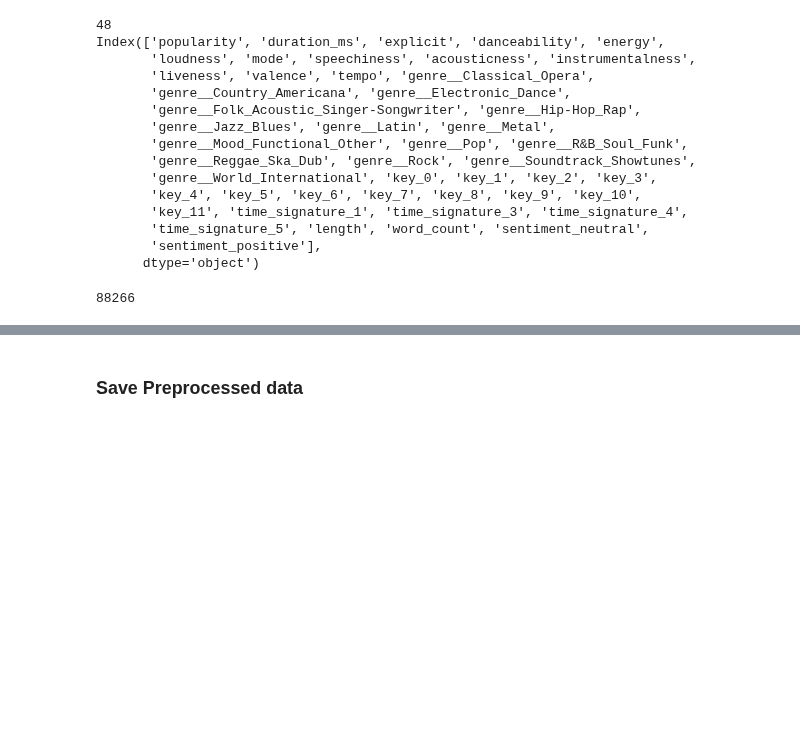
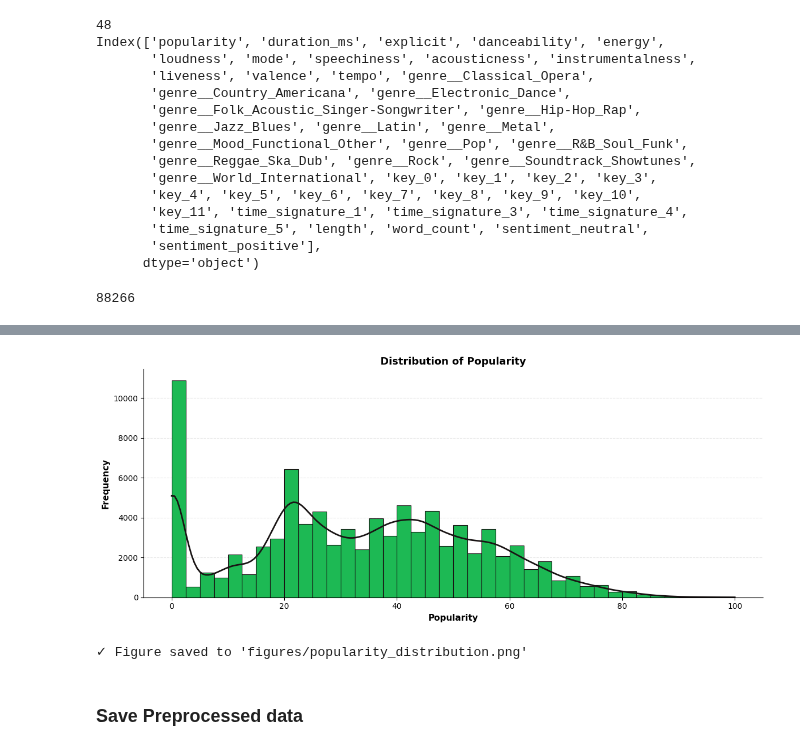
Before and after one commit to clara-opp/datamining_group12, a Jupyter notebook: Preprocessing.ipynb, the cells around one changed output, grey strips where cells are left out. Drawn from its saved outputs; the diff is of its cells as text; code cells hidden in the pictures; blank space fills up the shorter version.

```diff
--- a/Preprocessing.ipynb
+++ b/Preprocessing.ipynb
@@ -759,3 +879,39 @@ print(len(df))
+# %%
+# Create figure - flatter (smaller height)
+fig, ax = plt.subplots(figsize=(12, 5))
+
+# Spotify colors
+spotify_green = '#1DB954'
+spotify_black = '#191414'
+
+# Create histogram with Spotify green
+n, bins, patches = ax.hist(df['popularity'], bins=40, color=spotify_green, edgecolor=spotify_black, linewidth=0.8)
+
+# Add KDE trend line in Spotify black
+kde = stats.gaussian_kde(df['popularity'])
+x_range = np.linspace(df['popularity'].min(), df['popularity'].max(), 200)
+ax.plot(x_range, kde(x_range) * len(df['popularity']) * (bins[1] - bins[0]),
+        color=spotify_black, linewidth=2, label='Density')
+
+# Formatting
+ax.set_xlabel('Popularity', fontsize=11, fontweight='bold')
+ax.set_ylabel('Frequency', fontsize=11, fontweight='bold')
+ax.set_title('Distribution of Popularity', fontsize=13, fontweight='bold')
+ax.grid(axis='y', alpha=0.3, linestyle='--')
+ax.set_axisbelow(True)
+
+# Remove top and right spines
+ax.spines['top'].set_visible(False)
+ax.spines['right'].set_visible(False)
+
+plt.tight_layout()
+plt.savefig('figures/popularity_distribution.png', dpi=300, bbox_inches='tight')
+plt.show()
+
+print("✓ Figure saved to 'figures/popularity_distribution.png'")
+# %% [output]
+[figure, added]
+✓ Figure saved to 'figures/popularity_distribution.png'
 # %% [markdown]
 ### Save Preprocessed data
 # %%
```
Also changed, not shown: parts of 5 cells of this notebook, 9 other files.
